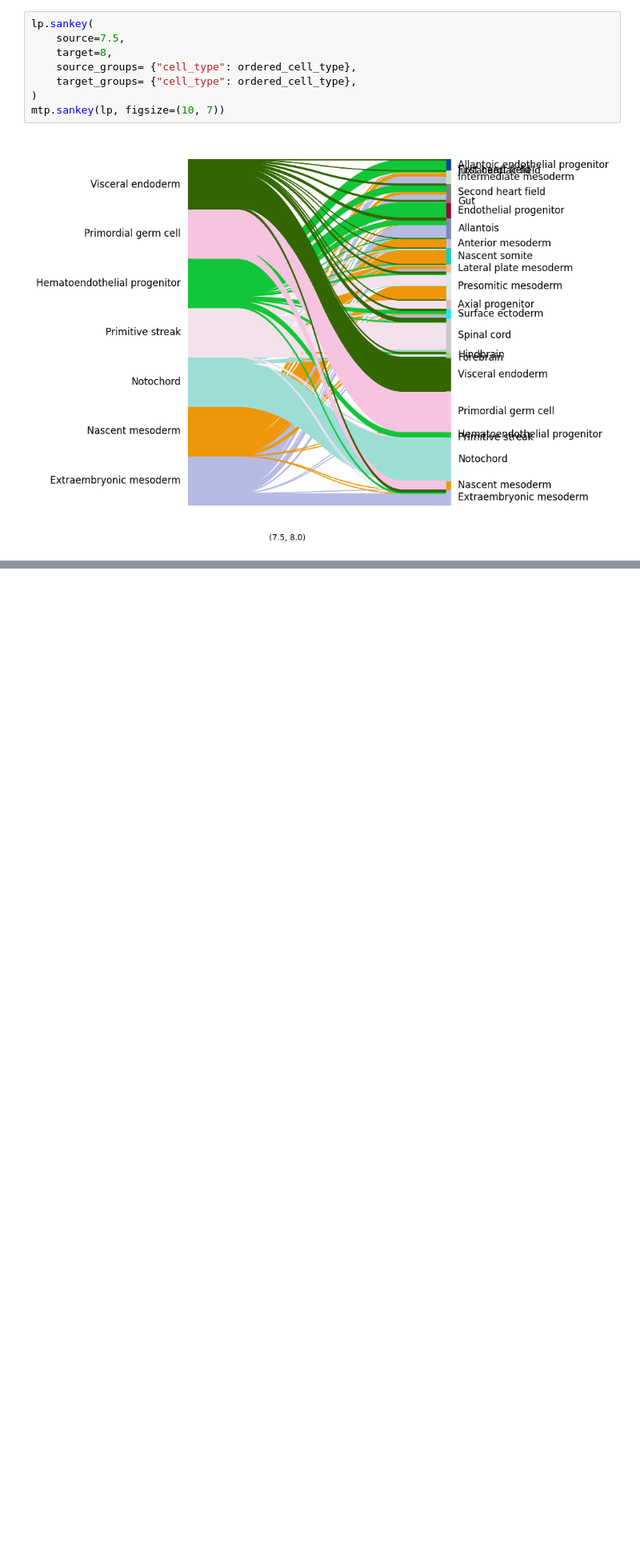
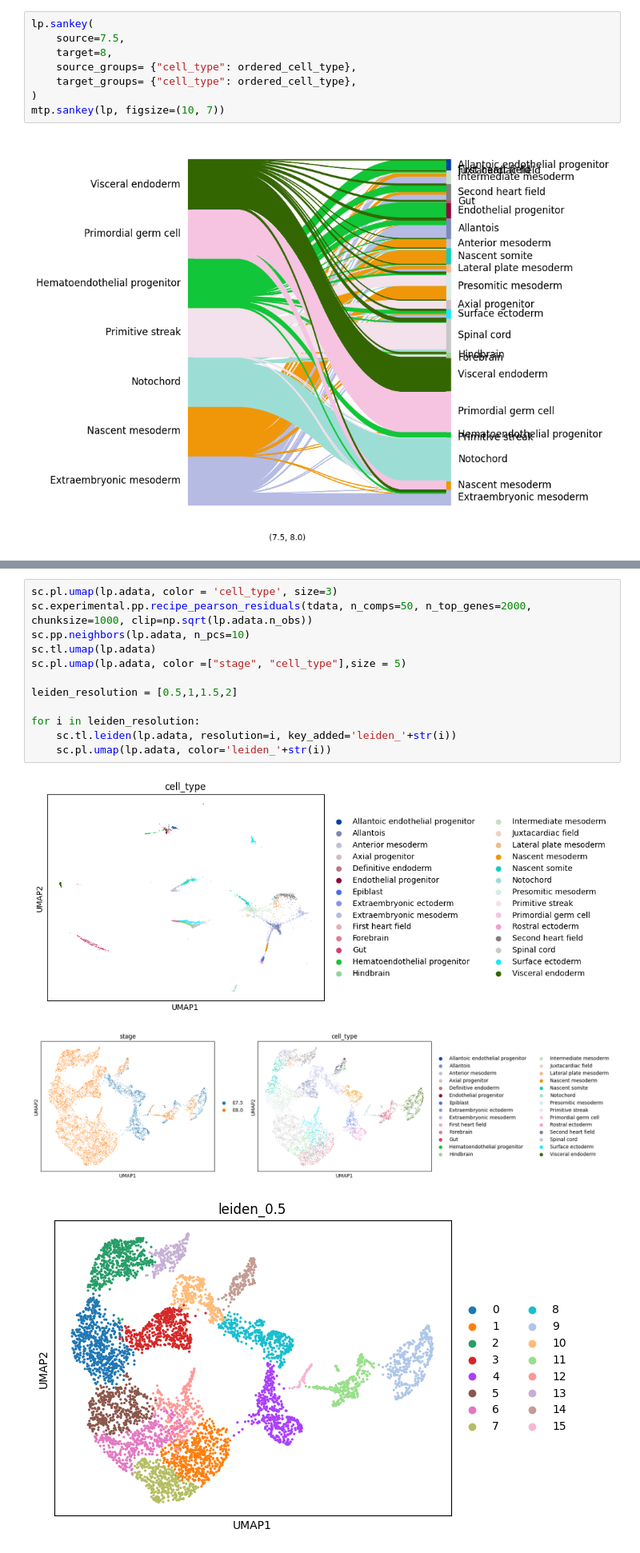
Before and after one commit to Oiya861028/Lineage_Tree_Construction, a Jupyter notebook: Moslin/Notebooks/moslin_lp_analysis_notebook.ipynb, the cells around one changed output, grey strips where cells are left out. Shown at 80% size. Saved outputs shown, nothing was run; the diff lists cells and outputs as text; blank space fills up the shorter version.

```diff
--- a/Moslin/Notebooks/moslin_lp_analysis_notebook.ipynb
+++ b/Moslin/Notebooks/moslin_lp_analysis_notebook.ipynb
@@ -198,0 +202,16 @@ mtp.sankey(lp, figsize=(10, 7))
+# %%
+sc.pl.umap(lp.adata, color = 'cell_type', size=3)
+sc.experimental.pp.recipe_pearson_residuals(tdata, n_comps=50, n_top_genes=2000, chunksize=1000, clip=np.sqrt(lp.adata.n_obs))
+sc.pp.neighbors(lp.adata, n_pcs=10)
+sc.tl.umap(lp.adata)
+sc.pl.umap(lp.adata, color =["stage", "cell_type"],size = 5)
+
+leiden_resolution = [0.5,1,1.5,2]
+
+for i in leiden_resolution:
+    sc.tl.leiden(lp.adata, resolution=i, key_added='leiden_'+str(i))
+    sc.pl.umap(lp.adata, color='leiden_'+str(i))
+# %% [output]
+[figure, added]
+[figure, added]
+[figure, added]
```
Also changed, not shown: parts of 2 cells of this notebook, 4 other files.
